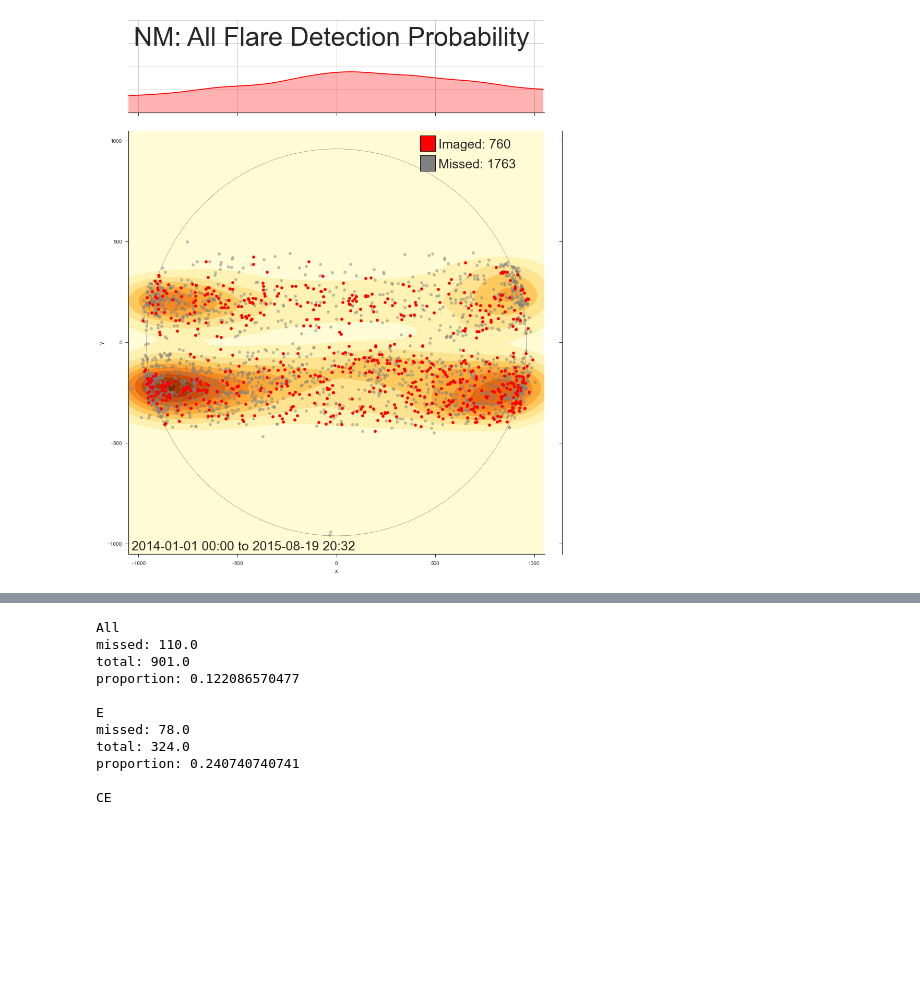
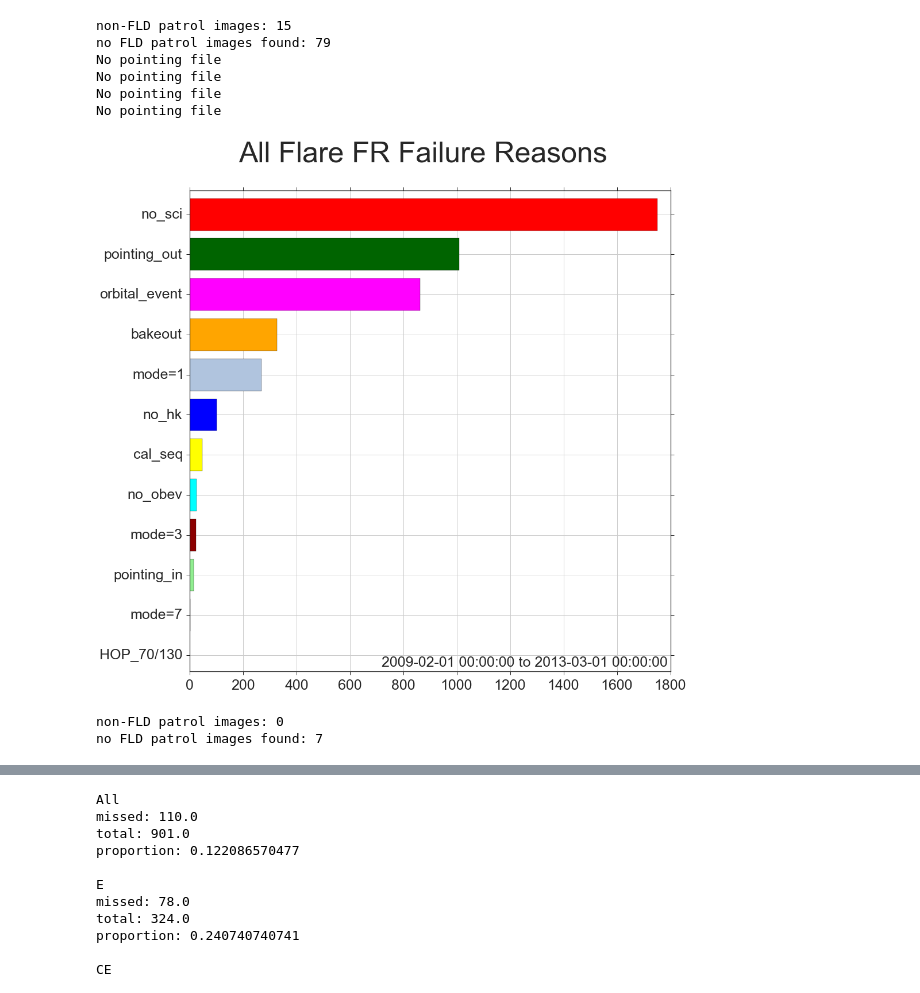
Before and after one commit to gwoelkicfa/xrt_metadata_project, a Jupyter notebook: xrt_flare_analysis.ipynb, the cells around one changed output, grey strips where cells are left out. Drawn from its saved outputs; the diff is of its cells as text; code cells hidden in the pictures; blank space fills up the shorter version.

```diff
--- a/xrt_flare_analysis.ipynb
+++ b/xrt_flare_analysis.ipynb
@@ -1748,40 +1761,56 @@ t_i = t_f - datetime.timedelta(days=365)
 
 t_i = datetime.datetime(2014,1,1)
 
+
+t_f = datetime.datetime(2013,3,1)
+t_i = datetime.datetime(2009,2,1)
+
 data = getXrtFlareCat(t_i,t_f)
 
-#types = [('All','B','Z')]#,('B','B','C'),('C','C','M'),('M','M','X'),('X','X','Z')]
-types = [('NM: All','B','Z')]
+types = [('All','B','Z'),('C5 to X','C5','X')]#,('B','B','C'),('C','C','M'),('M','M','X'),('X','X','Z')]
 
+# Loop iterates over the list types creating plots for each type. Not always desired, but can save a lot of time.
+# Remember to use the save (default False) and show (default True) keyword arguments as desired
 for flareType in types:
     #Generate and save plots
-    try:
+    #try:
         #genDistPlot(t_i,t_f,flareType,data=data,bw=125)
-        genProbPlot(t_i,t_f,flareType,data=data,bw=125)
+        #genProbPlot(t_i,t_f,flareType,data=data,bw=125,save=True)
         #genHistogram(t_i,t_f,flareType,data=data)
         #genFlareResPlot(t_i,t_f,flareType,data=data,bw=125)
-        continue;
-    except ValueError:
-        pass;
+        #genObsNoteDistPlot(t_i,t_f,flareType,bw=150,save=True)
+        #genObsNotePie(t_i,t_f,flareType)
+    genObsNotesClassPlot(t_i,t_f,flareType,save=True)
+        #continue;
+    #except ValueError:
+        #print 'ValueError'
     continue;
 
 #genFRPercentPlot(t_i,t_f)
 #genFRValuePlot(t_i,t_f)
 #genObsNotesPlot(t_i,t_f)
 #genObsNotesClassPlot(t_i,t_f,('C5 to X','C5','Z'))
 #genObsNotesClassPlot(t_i,t_f,('C5 to X','C5','Z'))
 #genObsNoteDistPlot(t_i,t_f,('C5 to X','C5','Z'),bw=150)
 
 t_f = datetime.datetime(2013,7,1)
 t_i = datetime.datetime(2013,1,1)
 #genObsNotePie(t_i,t_f,('C5 to X','C5','X'))
 
 t_f = datetime.datetime(2014,1,1)
 t_i = datetime.datetime(2013,7,1)
 #genObsNotePie(t_i,t_f,('C5 to X','C5','X'))
 
 t_f = datetime.datetime.utcnow()-datetime.timedelta(days=365*0)
 t_i = t_f - datetime.timedelta(days=365*5)
 #genCCDPlot(t_i,t_f,('C5 to X','C5','Z'))
 # %% [output]
+non-FLD patrol images: 15
+no FLD patrol images found: 79
+No pointing file
+No pointing file
+No pointing file
+No pointing file
-[figure, old version]
+[figure, new version]
+non-FLD patrol images: 0
+no FLD patrol images found: 7
```
Also changed, not shown: parts of 5 cells of this notebook.
